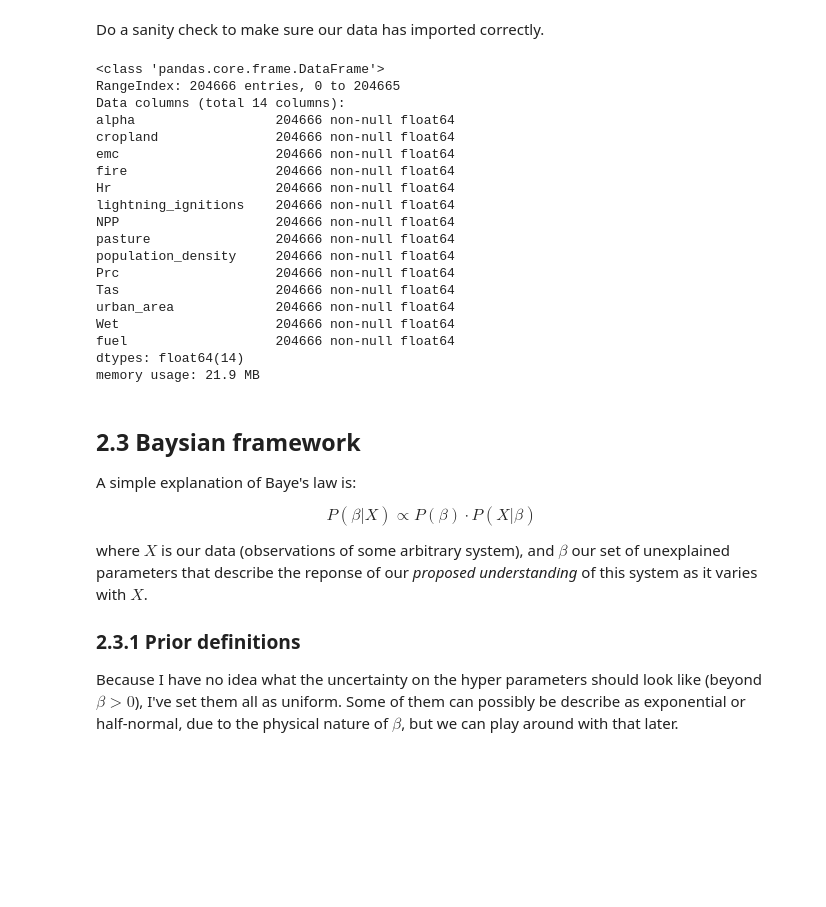
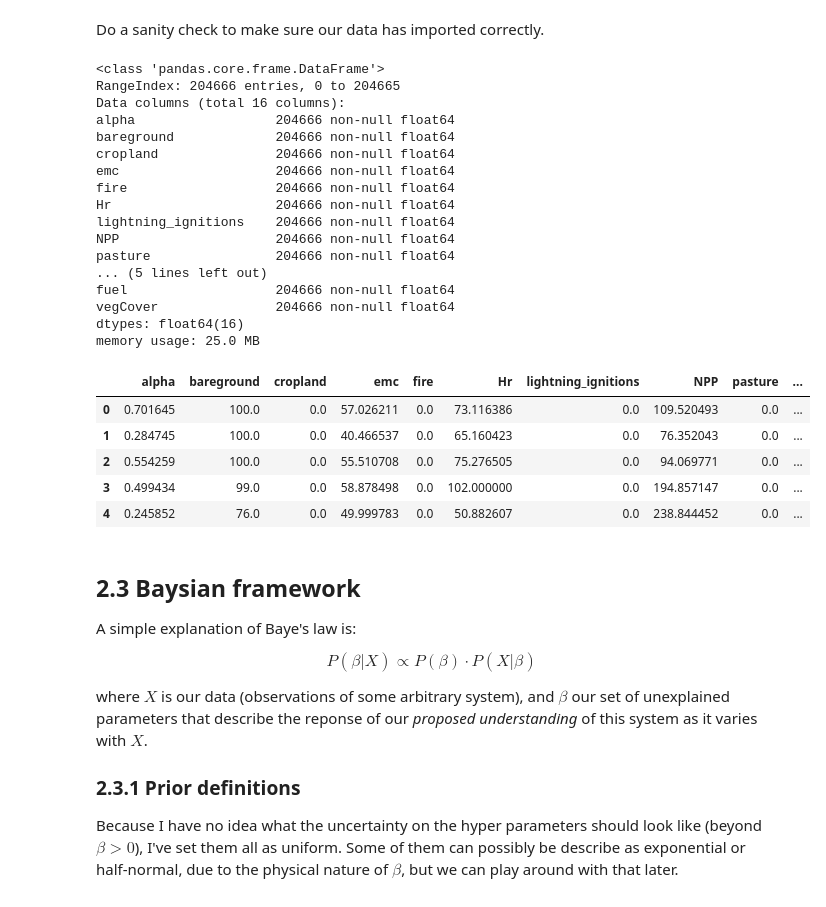
Before and after one commit to rhyswhitley/fire_limitation, a Jupyter notebook: notebooks/bayesian_inference.ipynb, the cells around one changed output. Cells and saved outputs as stored; diff of their text form; code cells hidden in the pictures; blank space fills up the shorter version.

```diff
--- a/notebooks/bayesian_inference.ipynb
+++ b/notebooks/bayesian_inference.ipynb
@@ -203,26 +204,31 @@ fd['fuel'] = npLog0(fd['NPP'].values)
 Do a sanity check to make sure our data has imported correctly.
 # %%
 fd.info()
+fd.head()
 # %% [output]
 <class 'pandas.core.frame.DataFrame'>
 RangeIndex: 204666 entries, 0 to 204665
-Data columns (total 14 columns):
+Data columns (total 16 columns):
 alpha                  204666 non-null float64
+bareground             204666 non-null float64
 cropland               204666 non-null float64
 emc                    204666 non-null float64
 fire                   204666 non-null float64
 Hr                     204666 non-null float64
 lightning_ignitions    204666 non-null float64
 NPP                    204666 non-null float64
 pasture                204666 non-null float64
-population_density     204666 non-null float64
-Prc                    204666 non-null float64
-Tas                    204666 non-null float64
-urban_area             204666 non-null float64
-Wet                    204666 non-null float64
+... (5 lines left out)
 fuel                   204666 non-null float64
-dtypes: float64(14)
-memory usage: 21.9 MB
+vegCover               204666 non-null float64
+dtypes: float64(16)
+memory usage: 25.0 MB
+|  | alpha | bareground | cropland | emc | fire | Hr | lightning_ignitions | NPP | pasture | ... |
+| 0 | 0.701645 | 100.0 | 0.0 | 57.026211 | 0.0 | 73.116386 | 0.0 | 109.520493 | 0.0 | ... |
+| 1 | 0.284745 | 100.0 | 0.0 | 40.466537 | 0.0 | 65.160423 | 0.0 | 76.352043 | 0.0 | ... |
+| 2 | 0.554259 | 100.0 | 0.0 | 55.510708 | 0.0 | 75.276505 | 0.0 | 94.069771 | 0.0 | ... |
+| 3 | 0.499434 | 99.0 | 0.0 | 58.878498 | 0.0 | 102.000000 | 0.0 | 194.857147 | 0.0 | ... |
+| 4 | 0.245852 | 76.0 | 0.0 | 49.999783 | 0.0 | 50.882607 | 0.0 | 238.844452 | 0.0 | ... |
 # %% [markdown]
 ## 2.3 Baysian framework
 
```
Also changed, not shown: parts of 9 cells of this notebook.
